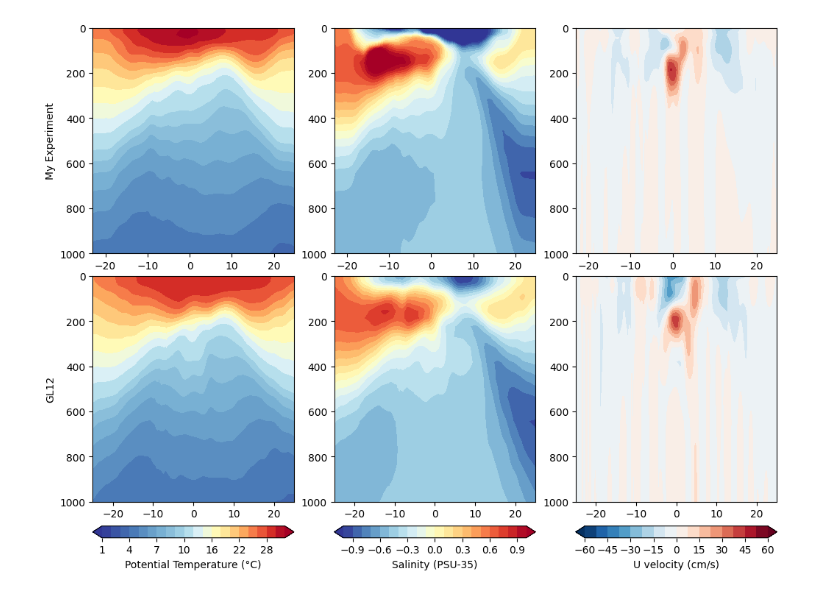
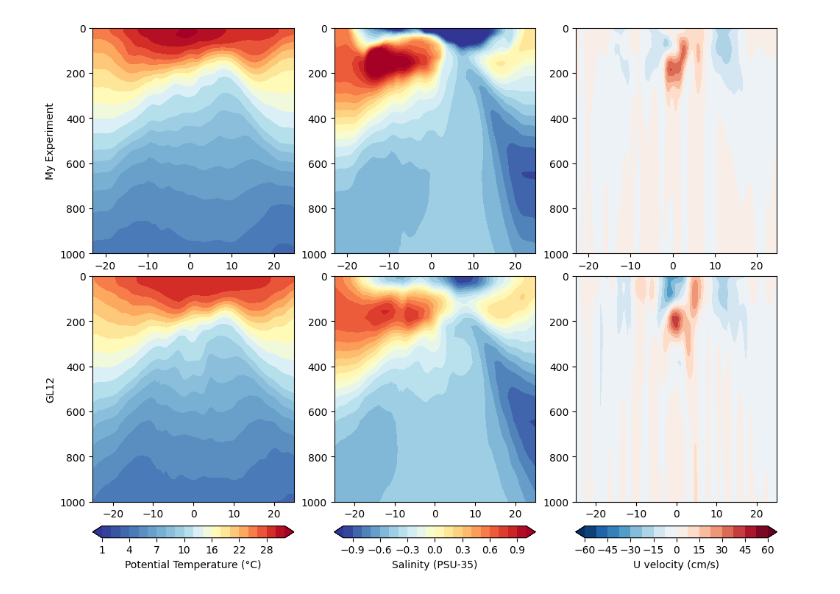
Before and after one commit to FattyZH/eqp-dlfv-mitgcm-era5, a Jupyter notebook: script/cmp.ipynb, the cells around one changed output. Cells and saved outputs as stored; diff of their text form; code cells hidden in the pictures.

```diff
--- a/script/cmp.ipynb
+++ b/script/cmp.ipynb
@@ -16,7 +6,7 @@ import seawater as sw
 from mit_utils import open_mds
 path = '../../data/'
 pclim = path+'cmems_climatology_mon.nc'
-path = '../output/251214_121401/'
+path = '../output/251215_110941/'
 pgrid = path+'grid.nc'
 pdync = path+'dync.nc'
 tl,zl,yl,xl = slice(None),slice(-1),slice(-8,8),slice(155,160)
@@ -70,7 +60,7 @@ plt.xlabel('Salinity (PSU)')
 plt.ylabel('Depth (m)')
 plt.ylim(1500,0)
 plt.legend()
-plt.savefig(path+'profile.png',dpi=300)
+plt.savefig(path+'_profile.png',dpi=300)
 # %% [output]
 <xarray.Dataset> Size: 14GB
 Dimensions:  (YC: 192, XC: 720, YG: 192, XG: 720, Zp1: 36, Z: 35, time: 120,
@@ -110,7 +100,7 @@ with xr.open_dataset(pclim) as clim:
     so = so.mean(['time','longitude']).values
     uo = uo.mean(['time','longitude']).values
 
-path = '../output/251214_121401/'
+path = '../output/251215_110941/'
 tl,zl = slice(-12,None),slice(None)
 with open_mds(path,prefix='dync',ref_date='1940-01-16') as dync:
     t = dync['THETA'][tl].loc[:,zl,yl,xl]
@@ -135,32 +125,32 @@ gsc = gs[1].subgridspec(1,3)
 
 levels = np.concatenate((np.arange(1,10,1),np.arange(10,33,2)))
 plt.subplot(gsf[0,0])
 plt.contourf(y,z,t,levels,cmap='RdYlBu_r',extend='both')
 plt.ylabel('My Experiment')
 plt.ylim(ylim)
 plt.subplot(gsf[1,0])
 im = plt.contourf(yo,zo,to,levels,cmap='RdYlBu_r',extend='both')
 plt.ylim(ylim)
 plt.ylabel('GL12')
 plt.colorbar(im,cax=plt.subplot(gsc[0]),orientation='horizontal',label='Potential Temperature (°C)')
 
 levels = np.linspace(-1,1,21)
 plt.subplot(gsf[0,1])
 plt.contourf(y,z,s-35,levels,cmap='RdYlBu_r',extend='both')
 plt.ylim(ylim)
 plt.subplot(gsf[1,1])
 im = plt.contourf(yo,zo,so-35,levels,cmap='RdYlBu_r',extend='both')
 plt.ylim(ylim)
 plt.colorbar(im,cax=plt.subplot(gsc[1]),orientation='horizontal',label='Salinity (PSU-35)')
 
 levels = 60*np.linspace(-1,1,17)
 plt.subplot(gsf[0,2])
 plt.contourf(y,z,u*100,levels,cmap='RdBu_r',extend='both')
 plt.ylim(ylim)
 plt.subplot(gsf[1,2])
 im = plt.contourf(yo,zo,uo*100,levels,cmap='RdBu_r',extend='both')
 plt.ylim(ylim)
 plt.colorbar(im,cax=plt.subplot(gsc[2]),orientation='horizontal',label='U velocity (cm/s)')
-plt.savefig(path+'section.png',dpi=300)
+plt.savefig(path+'_section.png',dpi=300)
 # %% [output]
-[figure, old version]
+[figure, new version]
```
Also changed, not shown: parts of 2 cells of this notebook, 6 other files.
